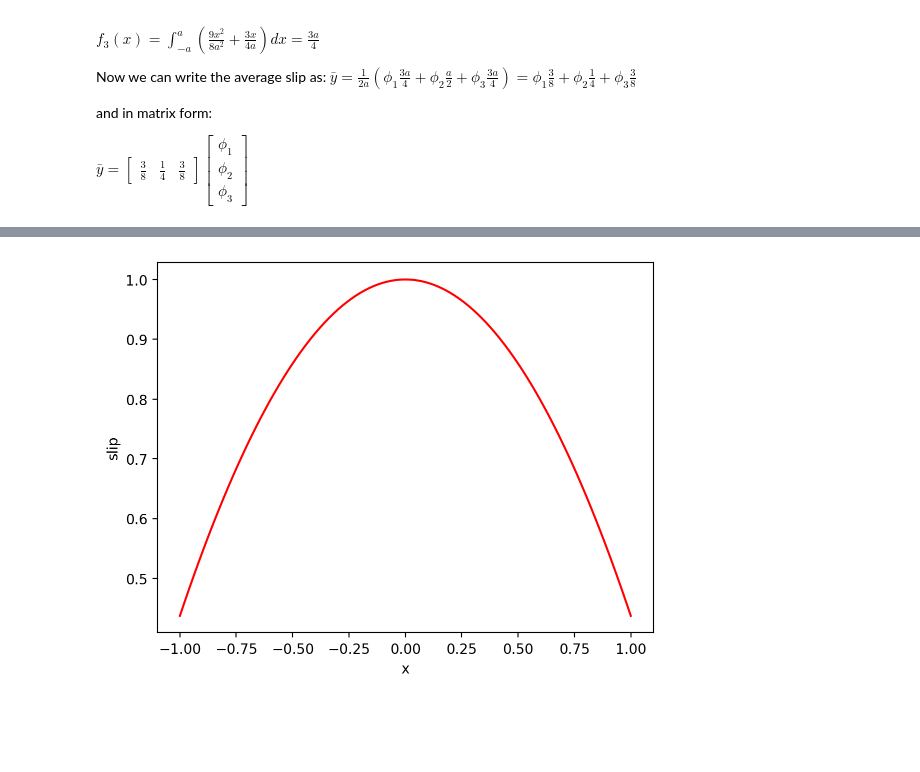
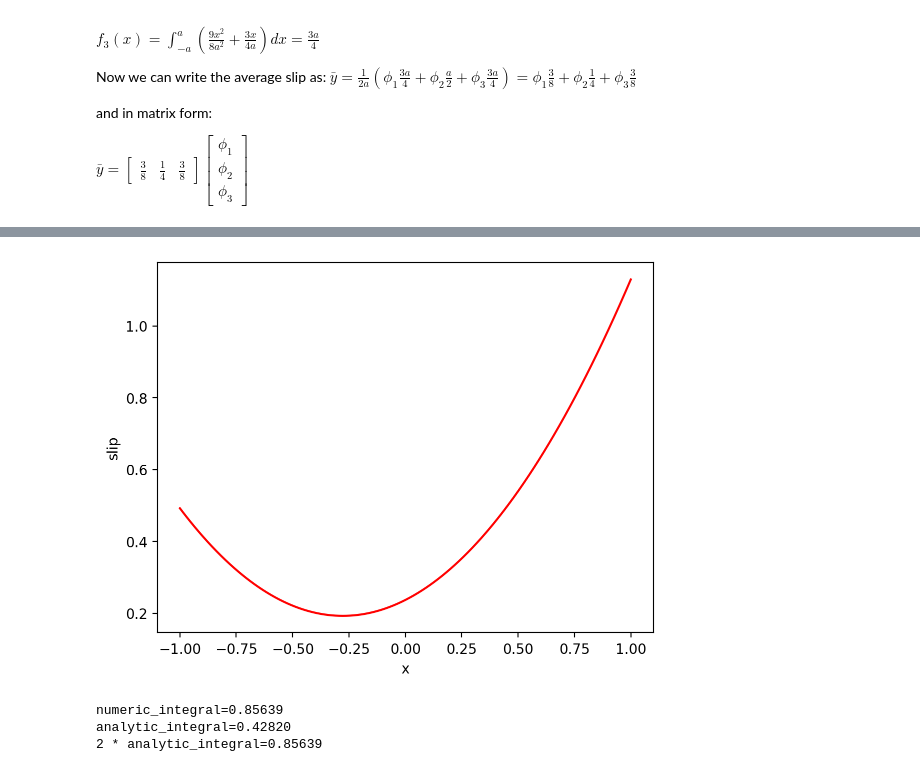
Before and after one commit to mallickrishg/bemcs, a Jupyter notebook: average_element_slip_forumulation.ipynb, the cells around one changed output, grey strips where cells are left out. Cells and saved outputs as stored; diff of their text form; code cells hidden in the pictures; blank space fills up the shorter version.

Commit message:
Checking the numerical vs. anatlyic integral.  They disagree by exactly a factor of two with the analtyic being smaller.  I'm missing something here but it's close.

```diff
--- a/average_element_slip_forumulation.ipynb
+++ b/average_element_slip_forumulation.ipynb
@@ -73,39 +75,52 @@ $
 # Slip functions
 def f_1(x, a):
     return (x / a) * (9 * (x / a) / 8 - 3 / 4)
 
 
 def f_2(x, a):
     return 1 - (9 * x**2) / (4 * a**2)
 
 
 def f_3(x, a):
     return (x / a) * (9 * (x / a) / 8 + 3 / 4)
 
 
 # compute slip from 3qn coefficients
 def get_slip(x, a, phi_1, phi_2, phi_3):
     return phi_1 * f_1(x, a) + phi_2 * f_2(x, a) + phi_3 * f_3(x, a)
 
 
-n_pts = 101
-x_a = np.linspace(-1, 1, n_pts)
-
+n_pts = 1001
+x = np.linspace(-1, 1, n_pts)
 
 quadratic_weights = np.array([0, 1, 0])
-x_a_centroid = 0
-a_slip = get_slip(
-    x_a - x_a_centroid,
-    2.0,
+# quadratic_weights = np.array([1, 0, 0])
+# quadratic_weights = np.array([1, 0, 1])
+quadratic_weights = np.random.rand(3)
+
+x_centroid = 0
+slip = get_slip(
+    x - x_centroid,
+    1.0,
     quadratic_weights[0],
     quadratic_weights[1],
     quadratic_weights[2],
 )
 
 plt.figure()
-plt.plot(x_a, a_slip, "-r", label="ab slip")
+plt.plot(x, slip, "-r", label="slip")
 plt.xlabel("x")
 plt.ylabel("slip")
 plt.show()
+
+# Calculate integrals
+numeric_integral = np.trapz(slip, x)
+analytic_integral = np.array([3.0 / 8.0, 1.0 / 4.0, 3.0 / 8.0]) @ quadratic_weights
+print(f"{numeric_integral=:0.5f}")
+print(f"{analytic_integral=:0.5f}")
+print(f"{2 * analytic_integral=:0.5f}")
 # %% [output]
-[figure, old version]
+[figure, new version]
+numeric_integral=0.85639
+analytic_integral=0.42820
+2 * analytic_integral=0.85639
```
Also changed, not shown: parts of 2 cells of this notebook.
